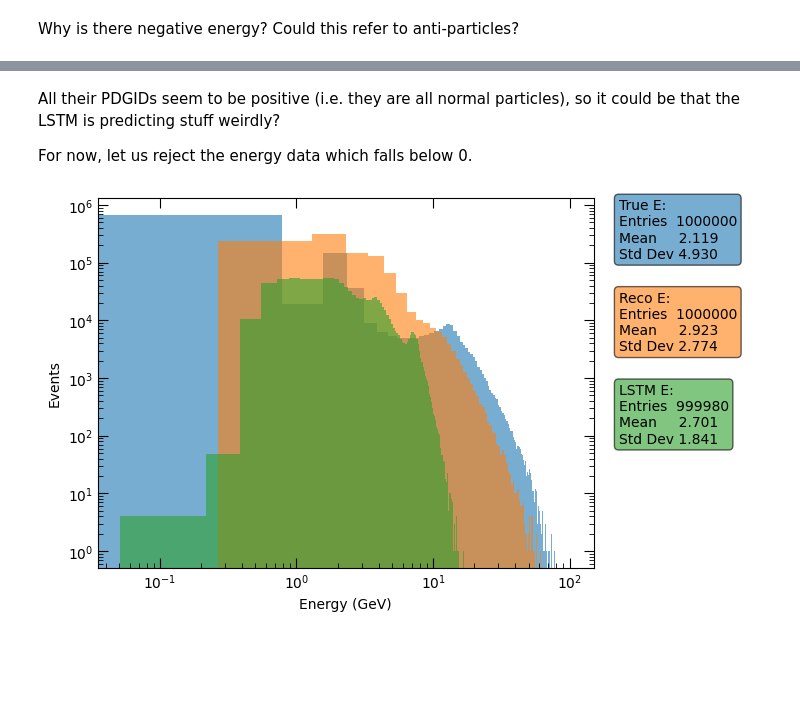
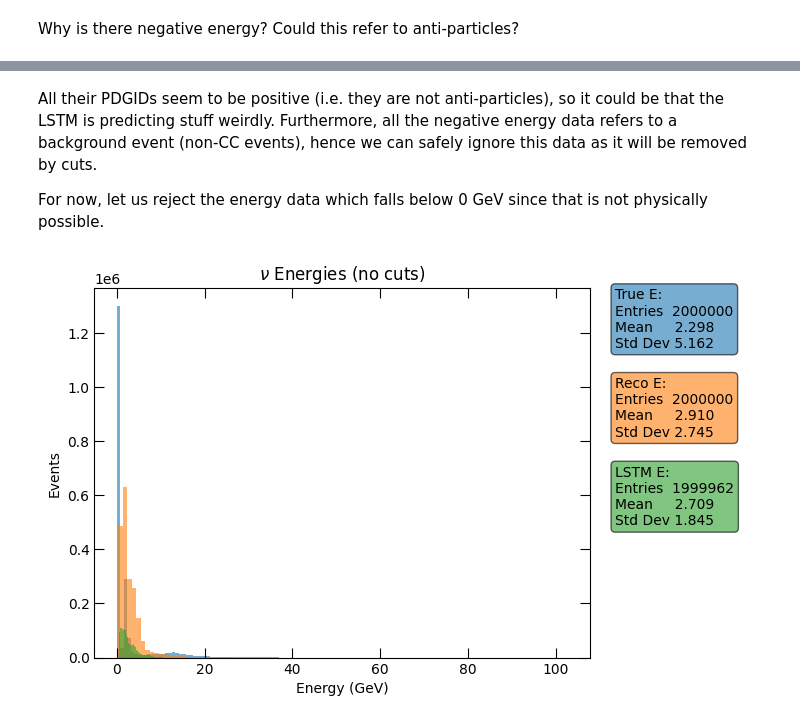
Before and after one commit to aditya-marathe/msci-project, a Jupyter notebook: src/notebooks/initial_analysis.ipynb, the cells around one changed output, grey strips where cells are left out. Cells and saved outputs as stored; diff of their text form; code cells hidden in the pictures; blank space fills up the shorter version.

```diff
--- a/src/notebooks/initial_analysis.ipynb
+++ b/src/notebooks/initial_analysis.ipynb
@@ -150,7 +159,7 @@ First, I want to see what the data looks like, and the most convinent method of
 Update: In later version of this code, I decided that I could use more data so I have pulled the first 1,000,0000 records!
 # %%
 # Number of records I want to pull from the H5 file
-n_records = 1_000_000
+n_records = 2_000_000
 # %%
 data: Dict[str, Any] = {
     key:my_data[key][:n_records] for key in my_data.keys()
@@ -358,8 +452,10 @@ def draw_plot_info(ax) -> Callable[[pd.Series, Any, str], None]:
     Callable[[pd.Series, str], None]
         Function which updates the plot axes.
     """
-    n = 0  # Updates the offset...
-           # Plotting too many not reccomended!
+    row = 0  # Updates the offset...
+             # Plotting too many not reccomended!
+
+    col = 0
 
     text_str = "{0}:\nEntries  {1}\nMean     {2:0.3f}\nStd Dev {3:0.3f}"
 
@@ -381,7 +477,8 @@ def draw_plot_info(ax) -> Callable[[pd.Series, Any, str], None]:
             Label of the histogram - will be drawn like a plot legend.
 
         """
-        nonlocal n
+        nonlocal row
+        nonlocal col
 
         patch = bar_container.patches[0]
 
@@ -392,7 +489,7 @@ def draw_plot_info(ax) -> Callable[[pd.Series, Any, str], None]:
         )
 
         ax.text(
-            1.05, 1.0 - 0.25 * n,
+            1.05 + 0.24 * col, 1.0 - 0.24 * row,
             text_str.format(
                 label,
                 len(data),
@@ -404,6 +501,10 @@ def draw_plot_info(ax) -> Callable[[pd.Series, Any, str], None]:
             bbox=bbox
         )
 
-        n += 1
+        row += 1
+
+        if row < 0:
+            row = 0
+            col += 1
 
     return update
@@ -458,33 +681,35 @@ Name: pdgAll, dtype: int16
 # %% [markdown]
-All their PDGIDs seem to be positive (i.e. they are all normal particles), so it could be that the LSTM is predicting stuff weirdly?
+All their PDGIDs seem to be positive (i.e. they are not anti-particles), so it could be that the LSTM is predicting stuff weirdly. Furthermore, all the negative energy data refers to a background event (non-CC events), hence we can safely ignore this data as it will be removed by cuts.
 
-For now, let us reject the energy data which falls below 0.
+For now, let us reject the energy data which falls below 0 GeV since that is not physically possible.
 # %%
 fig, ax = plt.subplots()
 
 plot_info = draw_plot_info(ax)
 
 # bins_conf = np.linspace(0, 1, 100 + 1)
 bins_conf = 100
 
 *_, bc = ax.hist(df['trueEnu'], bins=bins_conf, alpha=0.6)
 plot_info(df['trueEnu'], bc, 'True E')
 
 *_, bc = ax.hist(df['rec.energy.numu.E'], bins=bins_conf, alpha=0.6)
 plot_info(df['rec.energy.numu.E'], bc, 'Reco E')
 
-filtered_lstm_predictions = df['rec.energy.numu.lstmnu'][df['rec.energy.numu.lstmnu'] >= 0]
+filtered_df = df[df['rec.energy.numu.lstmnu'] >= 0]
 
-*_, bc = ax.hist(filtered_lstm_predictions, bins=bins_conf, alpha=0.6)
-plot_info(filtered_lstm_predictions, bc, 'LSTM E')
+*_, bc = ax.hist(filtered_df['rec.energy.numu.lstmnu'], bins=bins_conf, alpha=0.6)
+plot_info(filtered_df['rec.energy.numu.lstmnu'], bc, 'LSTM E')
 
 ax.tick_params(axis='both', direction='in', top=True, right=True, size=7)
 ax.tick_params(axis='both', which='minor', direction='in', right=True, size=3.5)
 
-ax.set_yscale('log')
-ax.set_xscale('log')
+# ax.set_yscale('log')
+# ax.set_xscale('log')
+
+ax.set_title(r'$\nu$ Energies (no cuts)')
 
 ax.set_xlabel(r'Energy (GeV)')
 ax.set_ylabel(r'Events');
 # %% [output]
-[figure, old version]
+[figure, new version]
```
Also changed, not shown: parts of 50 cells of this notebook.
